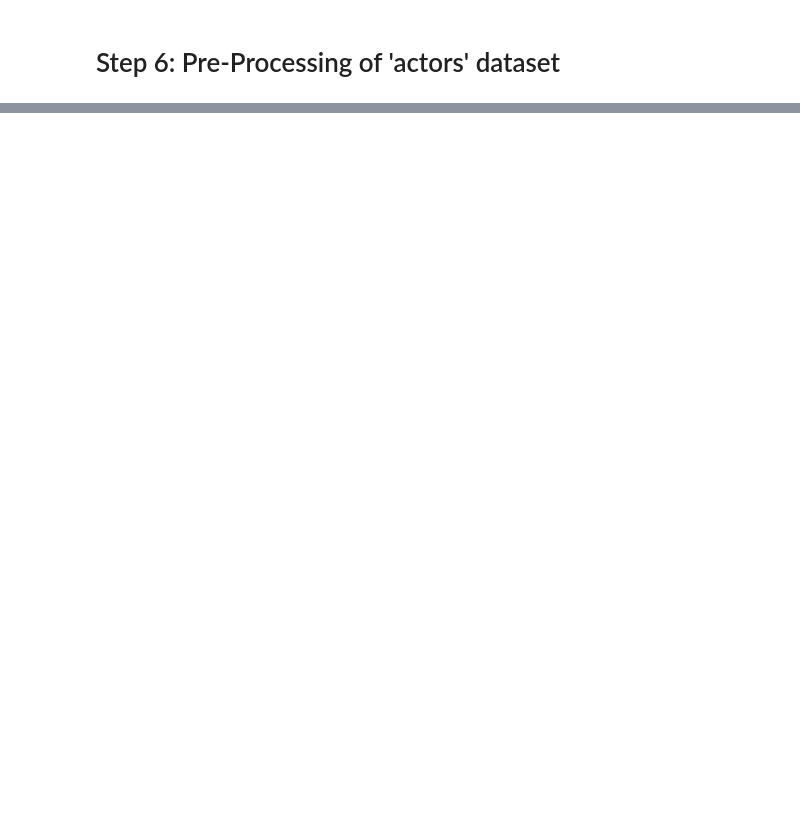
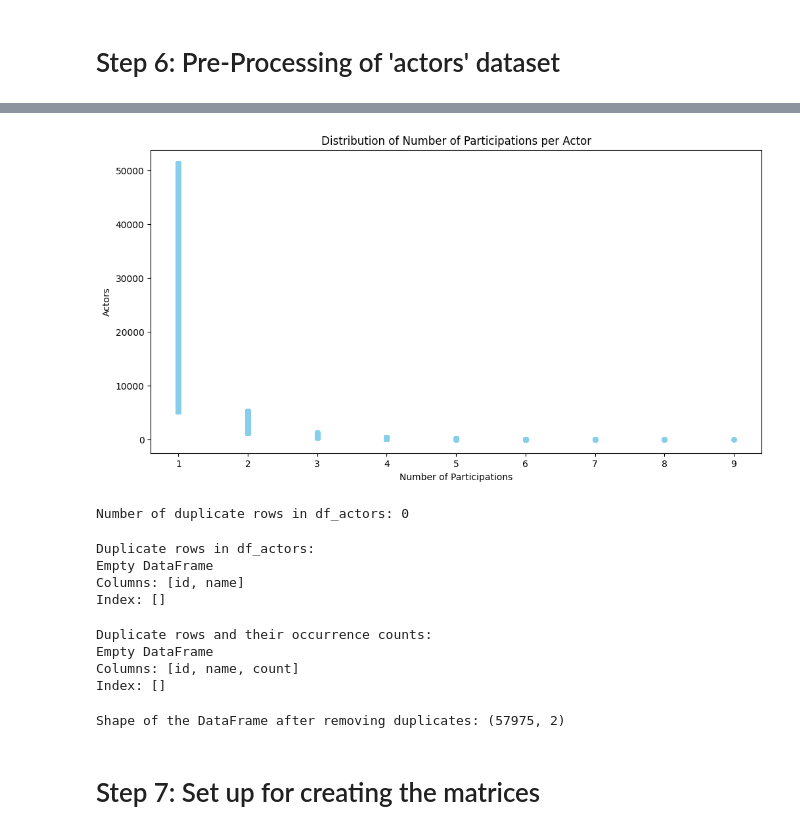
Before and after one commit to lorenz0leoncin1/Reccomandation_System_Collaborative_Filtering, a Jupyter notebook: Collaborative_Filtering_Project.ipynb, the cells around one changed output, grey strips where cells are left out. Drawn from its saved outputs; the diff is of its cells as text; code cells hidden in the pictures; blank space fills up the shorter version.

```diff
--- a/Collaborative_Filtering_Project.ipynb
+++ b/Collaborative_Filtering_Project.ipynb
@@ -1271,0 +458,53 @@ This hybrid approach is often more effective than using collaborative or content
+# %%
+# Count the number of participations for each actor
+actor_participations = df_actors['name'].value_counts().reset_index()
+actor_participations.columns = ['actor', 'participations']
+
+# Configure the plot
+plt.figure(figsize=(12, 6))
+sns.scatterplot(x='participations', y=actor_participations.index, data=actor_participations, color='skyblue', edgecolor=None)
+plt.title('Distribution of Number of Participations per Actor')
+plt.xlabel('Number of Participations')
+plt.ylabel('Actors')
+plt.show()
+# %% [output]
+[figure, added]
+# %%
+# Count the total number of duplicate rows in the DataFrame
+duplicate_count = df_actors.duplicated().sum()
+
+print(f"Number of duplicate rows in df_actors: {duplicate_count}")
+# %% [output]
+Number of duplicate rows in df_actors: 0
+# %%
+# Find and display duplicate rows
+duplicate_rows = df_actors[df_actors.duplicated()]
+
+print("Duplicate rows in df_actors:")
+print(duplicate_rows)
+# %% [output]
+Duplicate rows in df_actors:
+Empty DataFrame
+Columns: [id, name]
+Index: []
+# %%
+# Find and display duplicate rows along with their occurrence counts
+duplicate_rows_with_count = df_actors[df_actors.duplicated(keep=False)]
+duplicate_counts = duplicate_rows_with_count.groupby(list(df_actors.columns)).size().reset_index(name='count')
+
+print("Duplicate rows and their occurrence counts:")
+print(duplicate_counts)
+# %% [output]
+Duplicate rows and their occurrence counts:
+Empty DataFrame
+Columns: [id, name, count]
+Index: []
+# %%
+# Remove duplicate rows, keeping only the first occurrence
+df_actors_unique = df_actors.drop_duplicates()
+
+print(f"Shape of the DataFrame after removing duplicates: {df_actors_unique.shape}")
+# %% [output]
+Shape of the DataFrame after removing duplicates: (57975, 2)
+# %% [markdown]
+# Step 7: Set up for creating the matrices
```
Also changed, not shown: parts of 113 cells of this notebook.
